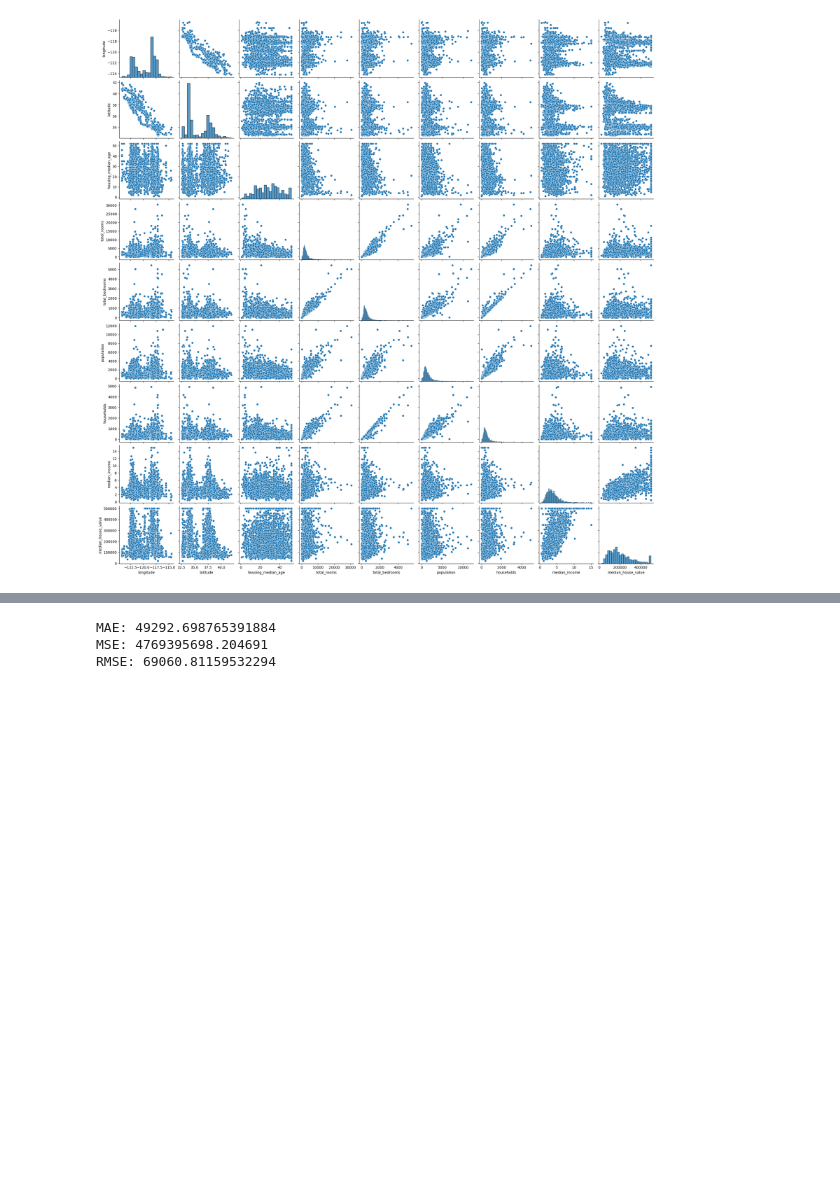
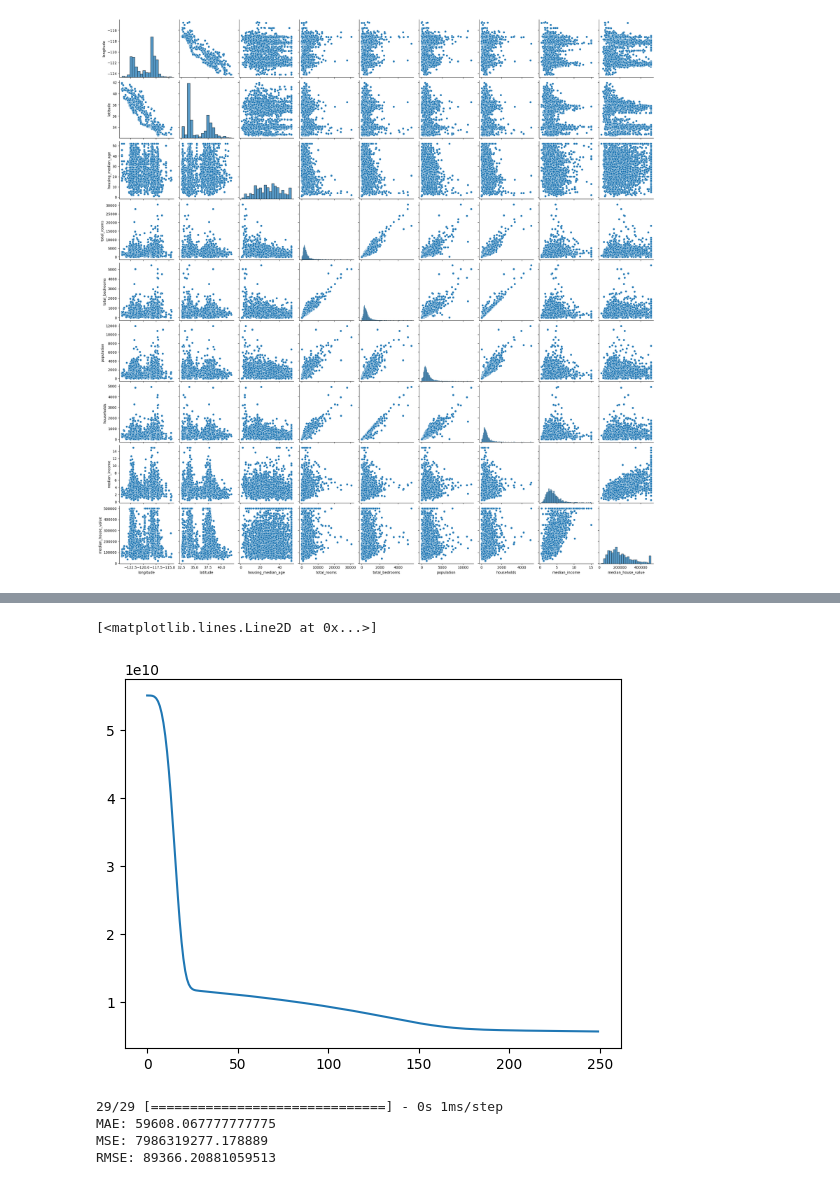
Before and after one commit to AMEY-GAIKAR/Kaggle-Colaboratory, a Jupyter notebook: cali_housing.ipynb, the cells around one changed output, grey strips where cells are left out. Saved outputs shown, nothing was run; the diff lists cells and outputs as text; code cells hidden in the pictures; blank space fills up the shorter version.

```diff
--- a/cali_housing.ipynb
+++ b/cali_housing.ipynb
@@ -123,0 +112,5 @@ sns.histplot(y_test-model.predict(X_test), kde=True)
+# %%
+rfc = RandomForestClassifier()
+rfc.fit(X_train, y_train)
+rfc_predictions = rfc.predict(X_test)
+print(f'MAE: {mean_absolute_error(y_test, rfc_predictions)}\nMSE: {mean_squared_error(y_test, rfc_predictions)}\nRMSE: {np.sqrt(mean_squared_error(y_test, rfc_predictions))}')
@@ -123,0 +121,4 @@ sns.histplot(y_test-model.predict(X_test), kde=True)
+# %%
+mmscaler = MinMaxScaler()
+X_train_mms = mmscaler.fit_transform(X_train)
+X_test_mms = mmscaler.transform(X_test)
@@ -123,0 +129,9 @@ sns.histplot(y_test-model.predict(X_test), kde=True)
+# %%
+nn = Sequential()
+nn.add(Dense(15, activation='relu'))
+nn.add(Dense(15, activation='relu'))
+nn.add(Dense(15, activation='relu'))
+nn.add(Dense(1, activation='relu'))
+nn.compile(optimizer='adam', loss='mse')
+# %%
+nn.fit(x=X_train_mms, y=y_train, epochs=250)
@@ -124,6 +157,14 @@ sns.histplot(y_test-model.predict(X_test), kde=True)
+# %%
+nn_losses = pd.DataFrame(nn.history.history)
+plt.plot(nn_losses)
+# %% [output]
+[<matplotlib.lines.Line2D at 0x...>]
+[figure, added]
 # %%
-print(f'MAE: {metrics.mean_absolute_error(y_test, predictions)}\nMSE: {metrics.mean_squared_error(y_test, predictions)}\nRMSE: {np.sqrt(metrics.mean_squared_error(y_test, predictions))}')
+nn_predictions = nn.predict(X_test_mms)
+print(f'MAE: {mean_absolute_error(y_test, rfc_predictions)}\nMSE: {mean_squared_error(y_test, rfc_predictions)}\nRMSE: {np.sqrt(mean_squared_error(y_test, rfc_predictions))}')
 # %% [output]
-MAE: 49292.698765391884
-MSE: 4769395698.204691
-RMSE: 69060.81159532294
+29/29 [==============================] - 0s 1ms/step
+MAE: 59608.067777777775
+MSE: 7986319277.178889
+RMSE: 89366.20881059513
```
Also changed, not shown: parts of 17 cells of this notebook.
